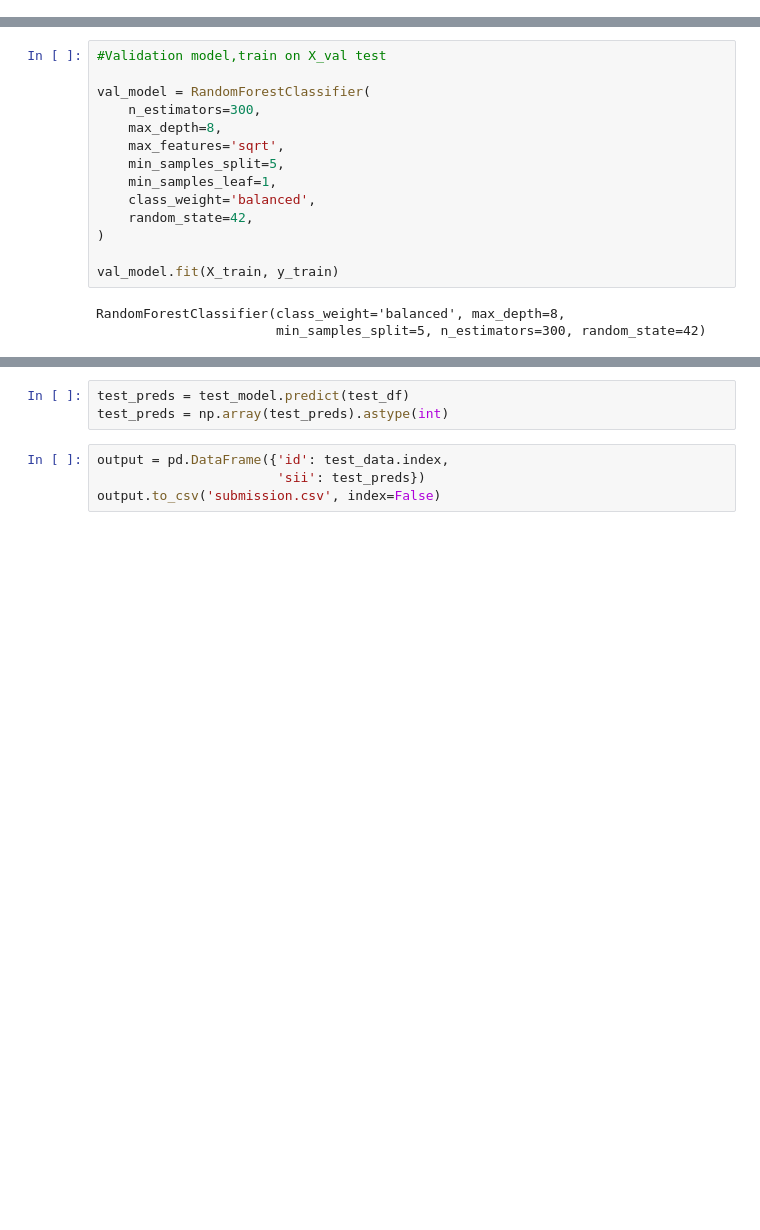
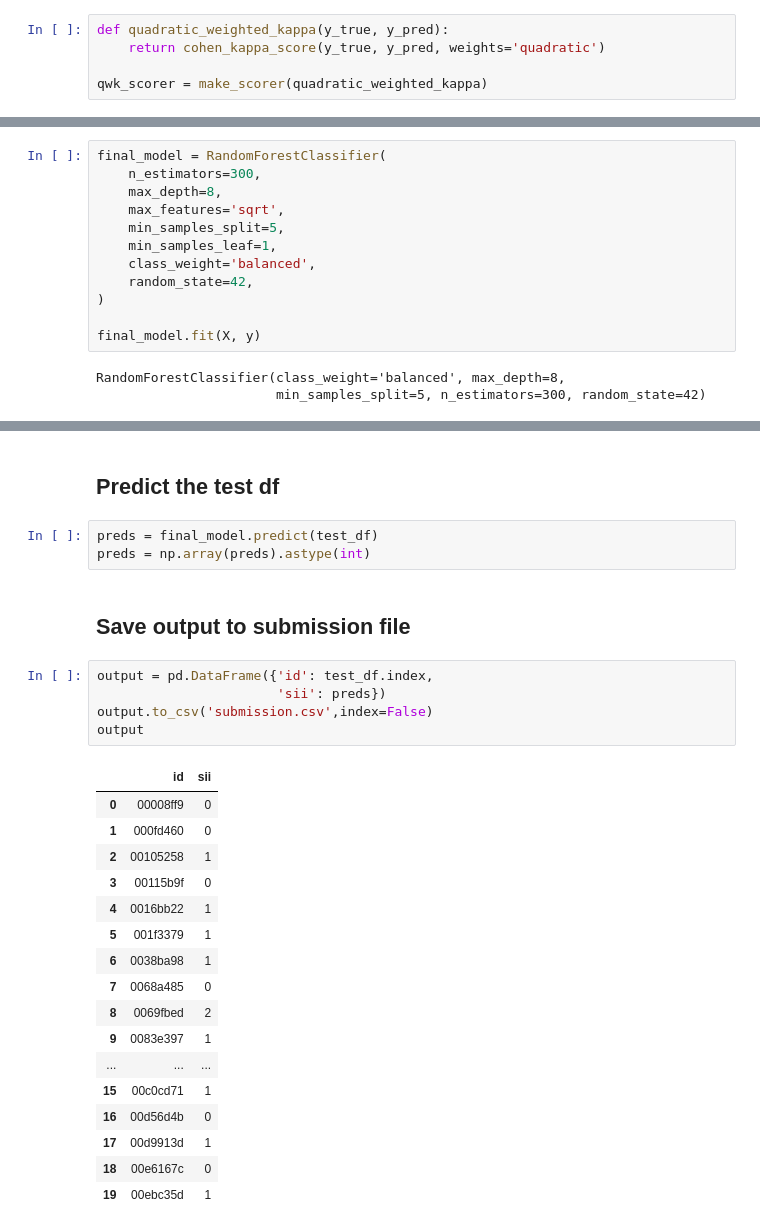
Before and after one commit to nguyentankdb17/Child_Mind_Institute, a Jupyter notebook: Approach1_Classifier/approach1_classifier.ipynb, the cells around one changed output, grey strips where cells are left out. Saved outputs shown, nothing was run; the diff lists cells and outputs as text; blank space fills up the shorter version.

```diff
--- a/Approach1_Classifier/approach1_classifier.ipynb
+++ b/Approach1_Classifier/approach1_classifier.ipynb
@@ -191,0 +319,5 @@ X_train, X_val, y_train, y_val = train_test_split(X, y, test_size=0.2, random_st
+# %%
+def quadratic_weighted_kappa(y_true, y_pred):
+    return cohen_kappa_score(y_true, y_pred, weights='quadratic')
+
+qwk_scorer = make_scorer(quadratic_weighted_kappa)
@@ -237,7 +378,5 @@ X_train, X_val, y_train, y_val = train_test_split(X, y, test_size=0.2, random_st
 # %%
-#Validation model,train on X_val test
-
-val_model = RandomForestClassifier(
+final_model = RandomForestClassifier(
     n_estimators=300,
     max_depth=8,
     max_features='sqrt',
@@ -247,7 +386,7 @@ val_model = RandomForestClassifier(
     random_state=42,
 )
 
-val_model.fit(X_train, y_train)
+final_model.fit(X, y)
 # %% [output]
 RandomForestClassifier(class_weight='balanced', max_depth=8,
                        min_samples_split=5, n_estimators=300, random_state=42)
@@ -337,7 +425,30 @@ test_df.head()
+# %% [markdown]
+## Predict the test df
 # %%
-test_preds = test_model.predict(test_df)
-test_preds = np.array(test_preds).astype(int)
+preds = final_model.predict(test_df)
+preds = np.array(preds).astype(int)
+# %% [markdown]
+## Save output to submission file
 # %%
-output = pd.DataFrame({'id': test_data.index,
-                       'sii': test_preds})
-output.to_csv('submission.csv', index=False)
+output = pd.DataFrame({'id': test_df.index,
+                       'sii': preds})
+output.to_csv('submission.csv',index=False)
+output
+# %% [output]
+|  | id | sii |
+| 0 | 00008ff9 | 0 |
+| 1 | 000fd460 | 0 |
+| 2 | 00105258 | 1 |
+| 3 | 00115b9f | 0 |
+| 4 | 0016bb22 | 1 |
+| 5 | 001f3379 | 1 |
+| 6 | 0038ba98 | 1 |
+| 7 | 0068a485 | 0 |
+| 8 | 0069fbed | 2 |
+| 9 | 0083e397 | 1 |
+| ... | ... | ... |
+| 15 | 00c0cd71 | 1 |
+| 16 | 00d56d4b | 0 |
+| 17 | 00d9913d | 1 |
+| 18 | 00e6167c | 0 |
+| 19 | 00ebc35d | 1 |
```
Also changed, not shown: parts of 75 cells of this notebook.
